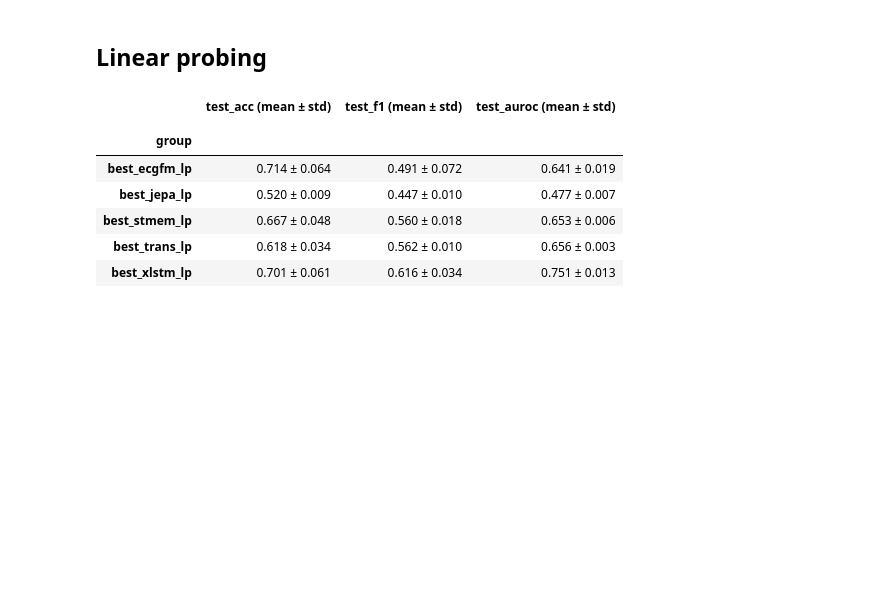
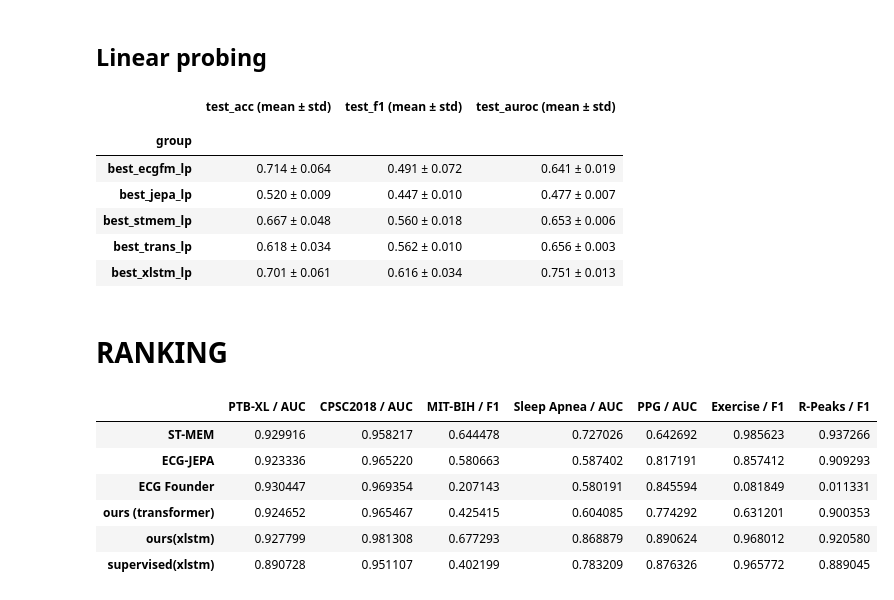
Before and after one commit to Lobster1911/bench-xecg-indian-benchmark, a Jupyter notebook: metrics.ipynb, the cells around one changed output. Saved outputs shown, nothing was run; the diff lists cells and outputs as text; code cells hidden in the pictures; blank space fills up the shorter version.

```diff
--- a/metrics.ipynb
+++ b/metrics.ipynb
@@ -436,3 +419,5 @@ styled_df_ppg_lp
 | best_stmem_lp | 0.667 ± 0.048 | 0.560 ± 0.018 | 0.653 ± 0.006 |
 | best_trans_lp | 0.618 ± 0.034 | 0.562 ± 0.010 | 0.656 ± 0.003 |
 | best_xlstm_lp | 0.701 ± 0.061 | 0.616 ± 0.034 | 0.751 ± 0.013 |
+# %% [markdown]
+# RANKING
@@ -438,0 +452,59 @@ styled_df_ppg_lp
+# %%
+categories = ['PTB-XL', 'CPSC2018', 'MIT-BIH', 'Sleep<br>Apnea', 'PPG', 'Exercise', 'R-PEAK']
+methods = ['ST-MEM', 'ECG-JEPA', 'ECG Founder', 'ours (transformer)', 'ours(xlstm)', 'supervised(xlstm)']
+
+data = {
+    'PTB-XL / AUC': [   ptb_df.loc['best_stmem_ft']['test_auroc'],
+                        ptb_df.loc['best_jepa_ft']['test_auroc'],
+                        ptb_df.loc['best_ecgfm_ft']['test_auroc'],
+                        ptb_df.loc['best_trans_ft']['test_auroc'],
+                        ptb_df.loc['best_xlstm_ft']['test_auroc'],
+                        ptb_df.loc['best_xlstm_sup']['test_auroc']],
+    'CPSC2018 / AUC': [ cpsc_df.loc['best_stmem_ft']['test_auroc'],
+                        cpsc_df.loc['best_jepa_ft']['test_auroc'],
+                        cpsc_df.loc['best_ecgfm_ft']['test_auroc'],
+                        cpsc_df.loc['best_trans_ft']['test_auroc'],
+                        cpsc_df.loc['best_xlstm_ft']['test_auroc'],
+                        cpsc_df.loc['best_xlstm_sup']['test_auroc']],
+    'MIT-BIH / F1': [   mit_df.loc['best_stmem_ft']['test_f1/mean'],
+                        mit_df.loc['best_jepa_ft']['test_f1/mean'],
+                        mit_df.loc['best_ecgfm_ft']['test_f1/mean'],
+                        mit_df.loc['best_trans_ft']['test_f1/mean'],
+                        mit_df.loc['best_xlstm_ft']['test_f1/mean'],
+                        mit_df.loc['best_xlstm_sup']['test_f1/mean']],
+    'Sleep Apnea / AUC': [ sleep_df.loc['best_stmem_ft']['test_auc'],
+                           sleep_df.loc['best_jepa_ft']['test_auc'],
+                           sleep_df.loc['best_ecgfm_ft']['test_auc'],
+                           sleep_df.loc['best_trans_ft']['test_auc'],
+                           sleep_df.loc['best_xlstm_ft']['test_auc'],
+                           sleep_df.loc['best_xlstm_sup']['test_auc']],
+    'PPG / AUC': [      ppg_df.loc['best_stmem_ft']['test_auroc'],
+                        ppg_df.loc['best_jepa_ft']['test_auroc'],
+                        ppg_df.loc['best_ecgfm_ft']['test_auroc'],
+                        ppg_df.loc['best_trans_ft']['test_auroc'],
+                        ppg_df.loc['best_xlstm_ft']['test_auroc'],
+                        ppg_df.loc['best_xlstm_sup']['test_auroc']],
+    'Exercise / F1': [  exe_r_df.loc['best_stmem_ft']['test_f1_20'],
+                        exe_r_df.loc['best_jepa_ft']['test_f1_20'],
+                        exe_r_df.loc['best_ecgfm_ft']['test_f1_20'],
+                        exe_r_df.loc['best_trans_ft']['test_f1_20'],
+                        exe_r_df.loc['best_xlstm_ft']['test_f1_20'],
+                        exe_r_df.loc['best_xlstm_sup']['test_f1_20']],
+    'R-Peaks / F1': [  mit_r_peaks_df.loc['best_stmem_ft']['test_f1_20'],
+                        mit_r_peaks_df.loc['best_jepa_ft']['test_f1_20'],
+                        mit_r_peaks_df.loc['best_ecgfm_ft']['test_f1_20'],
+                        mit_r_peaks_df.loc['best_trans_ft']['test_f1_20'],
+                        mit_r_peaks_df.loc['best_xlstm_ft']['test_f1_20'],
+                        mit_r_peaks_df.loc['best_xlstm_sup']['test_f1_20']],
+}# RANKING
+
+df_raw = pd.DataFrame(data, index=methods)
+df_raw.head(n=10)
+# %% [output]
+|  | PTB-XL / AUC | CPSC2018 / AUC | MIT-BIH / F1 | Sleep Apnea / AUC | PPG / AUC | Exercise / F1 | R-Peaks / F1 |
+| ST-MEM | 0.929916 | 0.958217 | 0.644478 | 0.727026 | 0.642692 | 0.985623 | 0.937266 |
+| ECG-JEPA | 0.923336 | 0.965220 | 0.580663 | 0.587402 | 0.817191 | 0.857412 | 0.909293 |
+| ECG Founder | 0.930447 | 0.969354 | 0.207143 | 0.580191 | 0.845594 | 0.081849 | 0.011331 |
+| ours (transformer) | 0.924652 | 0.965467 | 0.425415 | 0.604085 | 0.774292 | 0.631201 | 0.900353 |
+| ours(xlstm) | 0.927799 | 0.981308 | 0.677293 | 0.868879 | 0.890624 | 0.968012 | 0.920580 |
+| supervised(xlstm) | 0.890728 | 0.951107 | 0.402199 | 0.783209 | 0.876326 | 0.965772 | 0.889045 |
```
Also changed, not shown: parts of 12 cells of this notebook, 7 other files.
